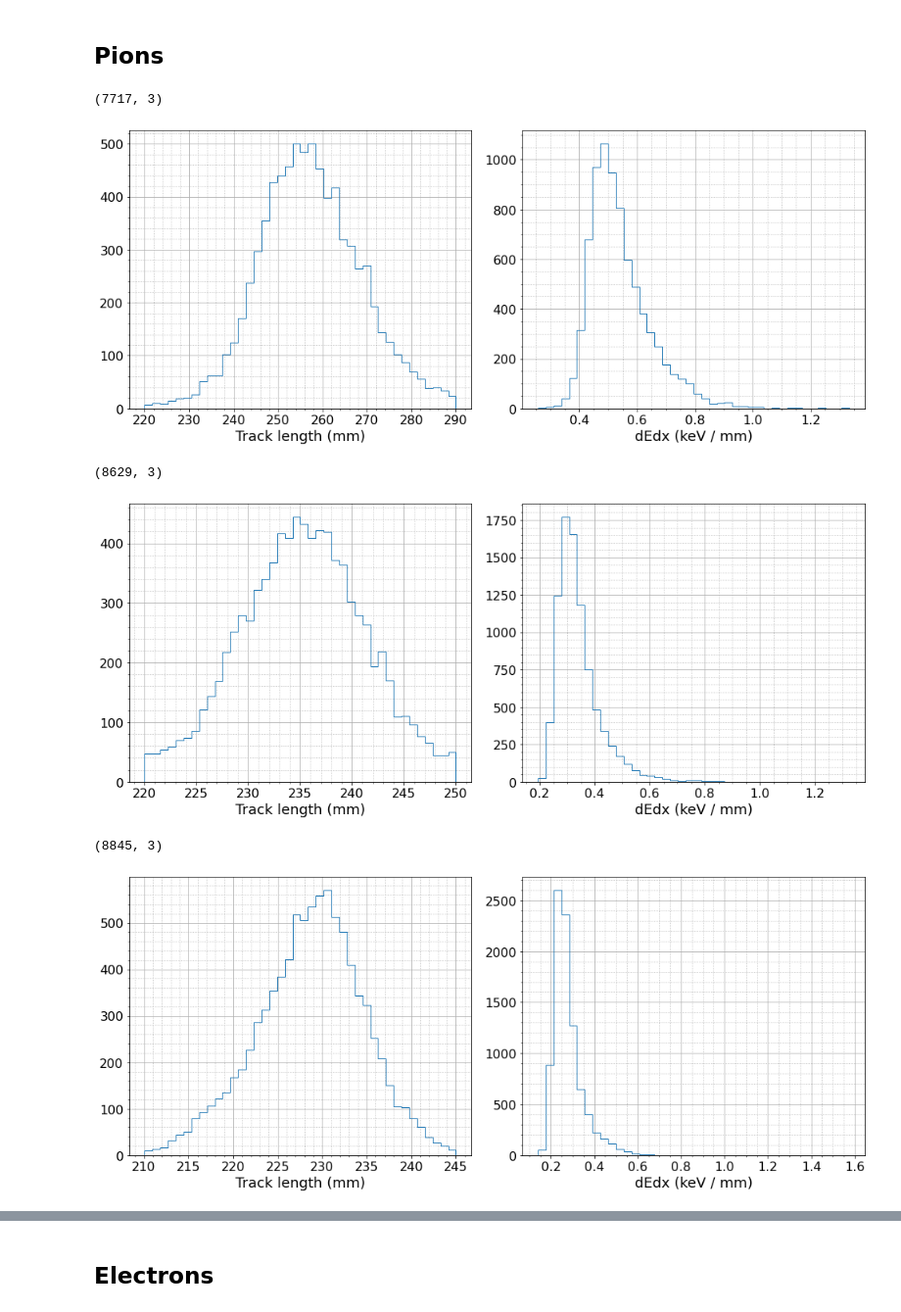
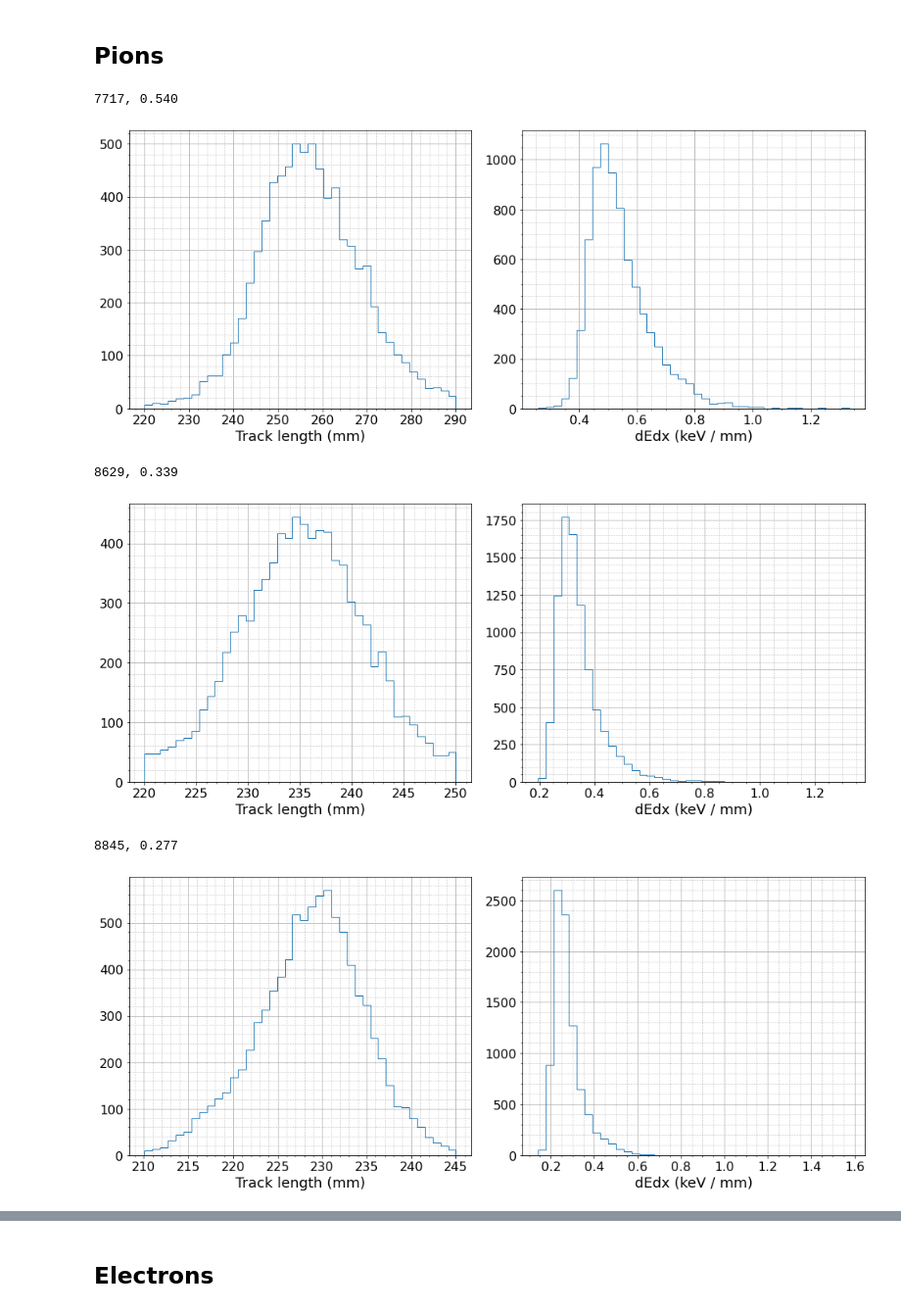
Before and after one commit to VitalyVorobyev/tpcdigi, a Jupyter notebook: TracksCleanup.ipynb, the cells around one changed output, grey strips where cells are left out. Shown at 98% size. Saved outputs shown, nothing was run; the diff lists cells and outputs as text; code cells hidden in the pictures.

```diff
--- a/TracksCleanup.ipynb
+++ b/TracksCleanup.ipynb
@@ -96,7 +99,6 @@ dedx_plot(ds)
 [figure]
 # %%
-ds = np.load(data['mu_600.0'])
-ds = ds[(ds[:, 1] < 240) & (ds[:, 1] > 210) & (ds[:, 2] < 2)]
-print(ds.shape)
-dedx_plot(ds)
+key = 'mu_600.0'
+trkfilter[key] = ((210., 240.), (0., 2.))
+plot_after_filter(np.load(data[key]), trkfilter[key]);
 # %% [output]
@@ -105,6 +107,5 @@ dedx_plot(ds)
 # %%
-ds = np.load(data['mu_1500.0'])
-ds = ds[(ds[:, 1] < 240) & (ds[:, 1] > 210) & (ds[:, 2] < 2)]
-print(ds.shape)
-dedx_plot(ds)
+key = 'mu_1500.0'
+trkfilter[key] = ((207., 240.), (0., 2.))
+plot_after_filter(np.load(data[key]), trkfilter[key]);
 # %% [output]
@@ -127,27 +116,24 @@ array([ 54, 117, 119, 126, 137], dtype=int64)
 # %% [markdown]
 ## Pions
 # %%
-ds = np.load(data['pi_100.0'])
-ds = ds[(ds[:, 1] < 290) & (ds[:, 1] > 220) & (ds[:, 2] < 2)]
-print(ds.shape)
-dedx_plot(ds)
+key = 'pi_100.0'
+trkfilter[key] = ((220., 290.), (0., 2.))
+plot_after_filter(np.load(data[key]), trkfilter[key]);
 # %% [output]
-(7717, 3)
+7717, 0.540
 [figure]
 # %%
-ds = np.load(data['pi_150.0'])
-ds = ds[(ds[:, 1] < 250) & (ds[:, 1] > 220) & (ds[:, 2] < 2)]
-print(ds.shape)
-dedx_plot(ds)
+key = 'pi_150.0'
+trkfilter[key] = ((220., 250.), (0., 2.))
+plot_after_filter(np.load(data[key]), trkfilter[key]);
 # %% [output]
-(8629, 3)
+8629, 0.339
 [figure]
 # %%
-ds = np.load(data['pi_200.0'])
-ds = ds[(ds[:, 1] < 245) & (ds[:, 1] > 210) & (ds[:, 2] < 2)]
-print(ds.shape)
-dedx_plot(ds)
+key = 'pi_200.0'
+trkfilter[key] = ((210., 245.), (0., 2.))
+plot_after_filter(np.load(data[key]), trkfilter[key]);
 # %% [output]
-(8845, 3)
+8845, 0.277
-[figure, old version]
+[figure, new version]
 # %%
```
Also changed, not shown: parts of 51 cells of this notebook, 2 other files.
